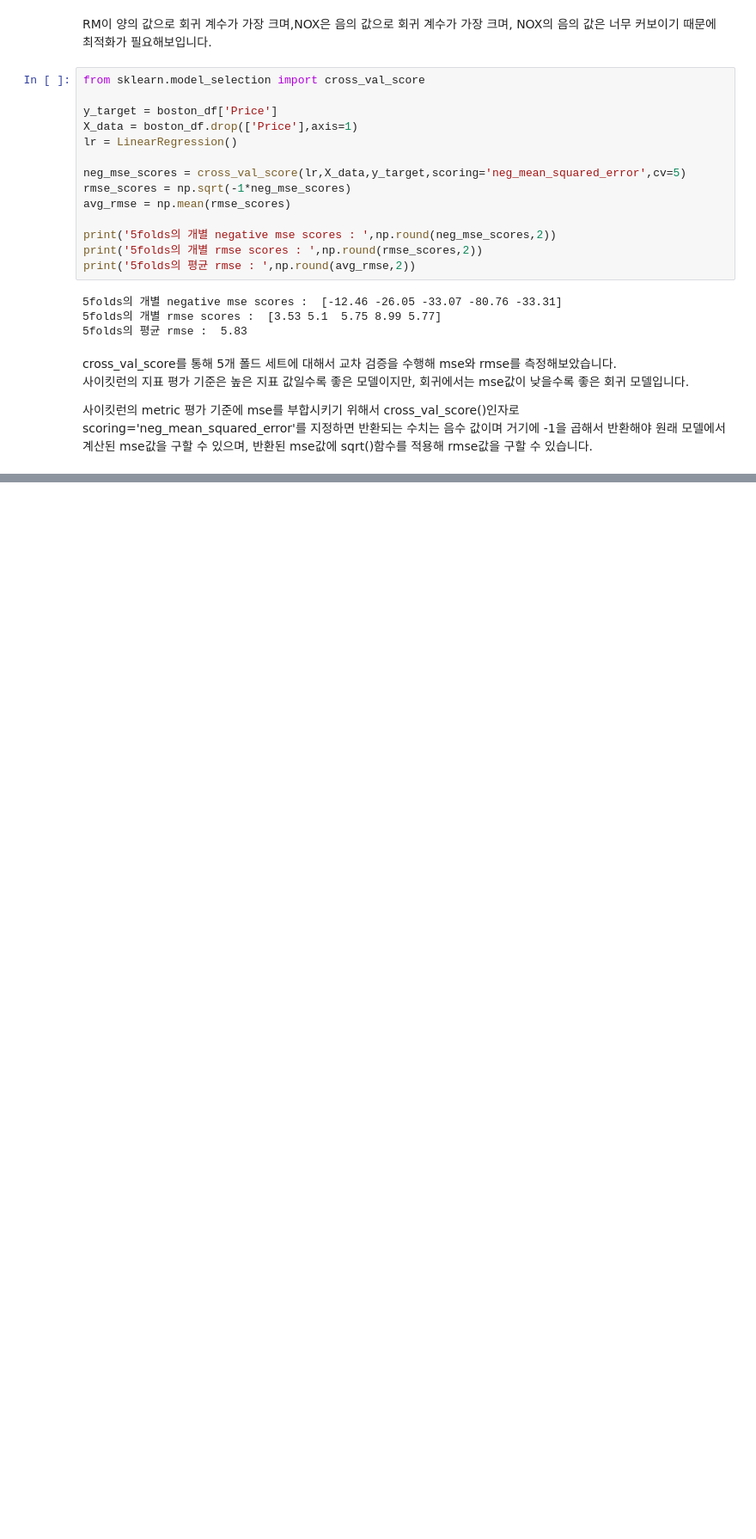
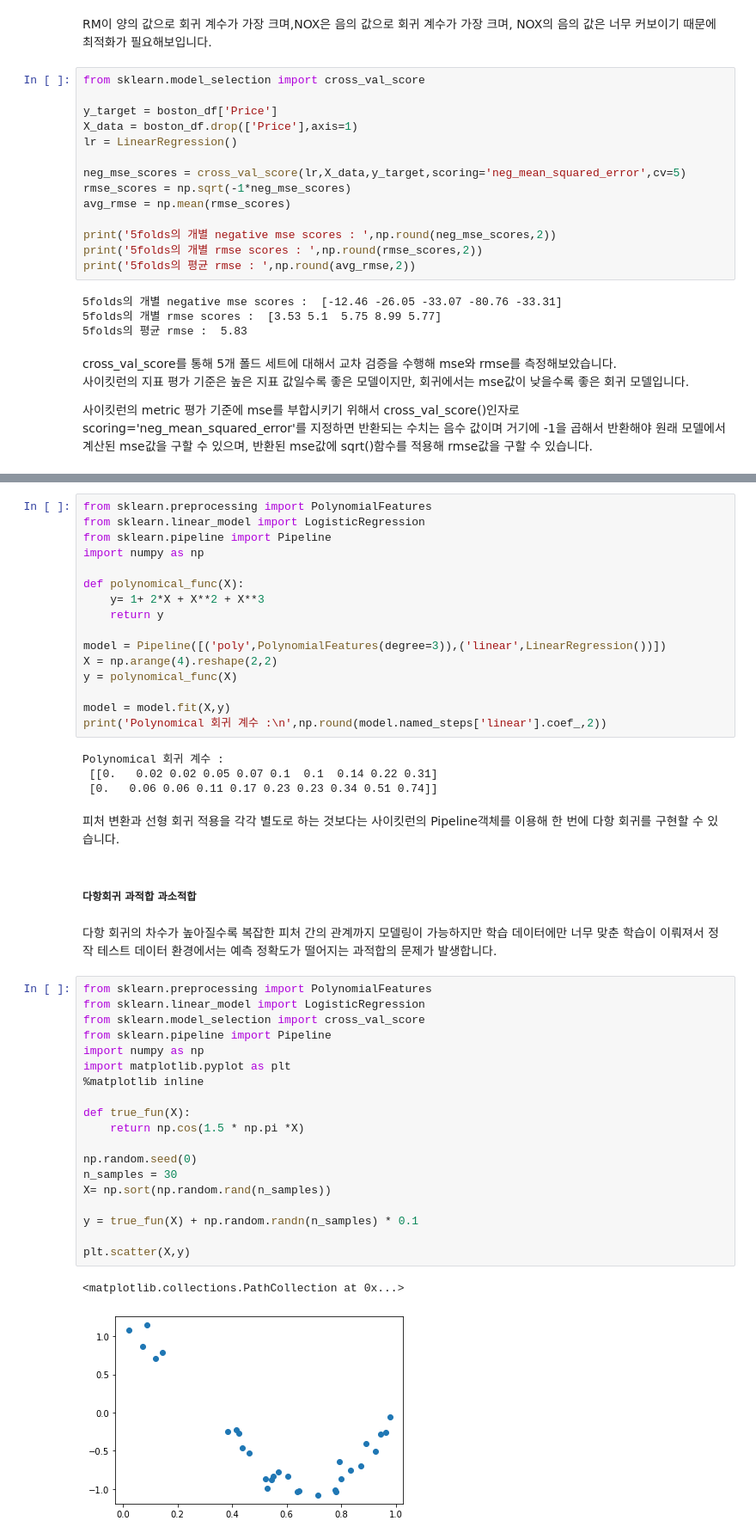
Before and after one commit to jeonprize/Machine_Learning, a Jupyter notebook: 5. 회귀.ipynb, the cells around one changed output, grey strips where cells are left out. Shown at 86% size. Cells and saved outputs as stored; diff of their text form; blank space fills up the shorter version.

```diff
--- a/5. 회귀.ipynb
+++ b/5. 회귀.ipynb
@@ -308,0 +377,48 @@ cross_val_score를 통해 5개 폴드 세트에 대해서 교차 검증을 수
+# %%
+from sklearn.preprocessing import PolynomialFeatures
+from sklearn.linear_model import LogisticRegression
+from sklearn.pipeline import Pipeline
+import numpy as np
+
+def polynomical_func(X):
+    y= 1+ 2*X + X**2 + X**3
+    return y
+
+model = Pipeline([('poly',PolynomialFeatures(degree=3)),('linear',LinearRegression())])
+X = np.arange(4).reshape(2,2)
+y = polynomical_func(X)
+
+model = model.fit(X,y)
+print('Polynomical 회귀 계수 :\n',np.round(model.named_steps['linear'].coef_,2))
+# %% [output]
+Polynomical 회귀 계수 :
+ [[0.   0.02 0.02 0.05 0.07 0.1  0.1  0.14 0.22 0.31]
+ [0.   0.06 0.06 0.11 0.17 0.23 0.23 0.34 0.51 0.74]]
+# %% [markdown]
+피처 변환과 선형 회귀 적용을 각각 별도로 하는 것보다는 사이킷런의 Pipeline객체를 이용해 한 번에 다항 회귀를 구현할 수 있습니다.
+# %% [markdown]
+##### 다항회귀 과적합 과소적합
+# %% [markdown]
+다항 회귀의 차수가 높아질수록 복잡한 피처 간의 관계까지 모델링이 가능하지만 학습 데이터에만 너무 맞춘 학습이 이뤄져서 정작 테스트 데이터 환경에서는 예측 정확도가 떨어지는 과적합의 문제가 발생합니다.
+# %%
+from sklearn.preprocessing import PolynomialFeatures
+from sklearn.linear_model import LogisticRegression
+from sklearn.model_selection import cross_val_score
+from sklearn.pipeline import Pipeline
+import numpy as np
+import matplotlib.pyplot as plt
+%matplotlib inline
+
+def true_fun(X):
+    return np.cos(1.5 * np.pi *X)
+
+np.random.seed(0)
+n_samples = 30
+X= np.sort(np.random.rand(n_samples))
+
+y = true_fun(X) + np.random.randn(n_samples) * 0.1
+
+plt.scatter(X,y)
+# %% [output]
+<matplotlib.collections.PathCollection at 0x...>
+[figure, added]
```
Also changed, not shown: parts of 10 cells of this notebook.
